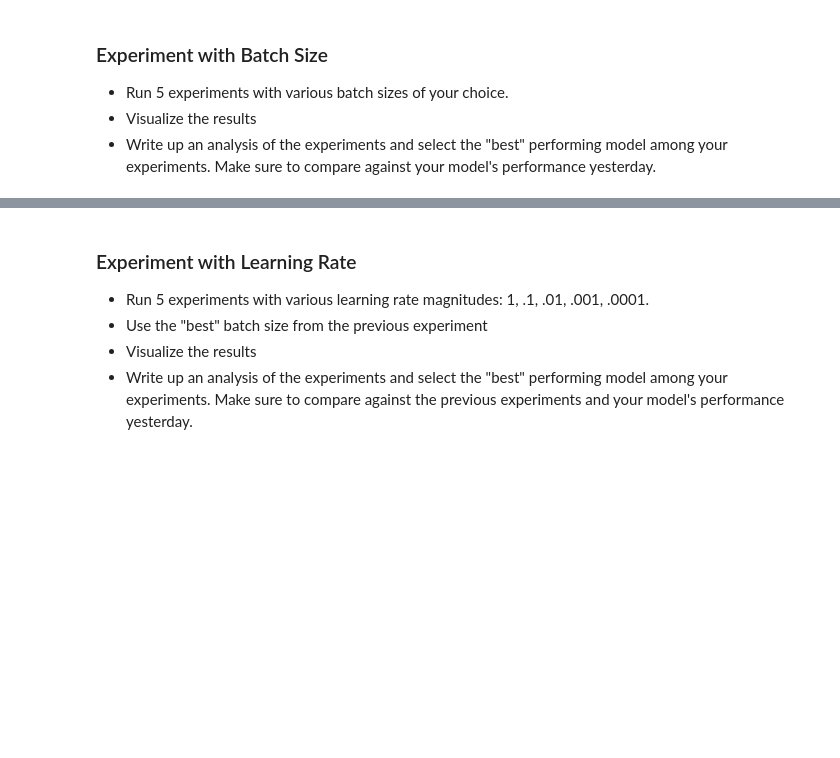
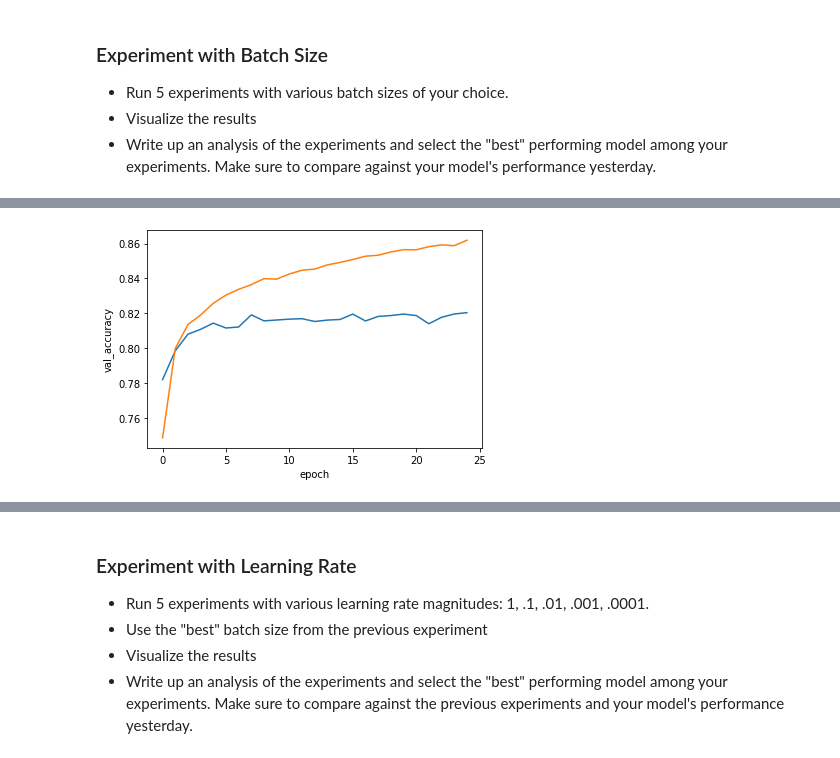
Before and after one commit to rakhmantore/DS-Unit-4-Sprint-2-Neural-Networks, a Jupyter notebook: module2-Train/LS_DS_422_Train_Assignment.ipynb, the cells around one changed output, grey strips where cells are left out. Cells and saved outputs as stored; diff of their text form; code cells hidden in the pictures; blank space fills up the shorter version.

```diff
--- a/module2-Train/LS_DS_422_Train_Assignment.ipynb
+++ b/module2-Train/LS_DS_422_Train_Assignment.ipynb
@@ -78,3 +78,8 @@ def create_model(lr=0.01, opt = 'Adam'):
 * Run 5 experiments with various batch sizes of your choice.
 * Visualize the results
 * Write up an analysis of the experiments and select the "best" performing model among your experiments. Make sure to compare against your model's performance yesterday.
+# %%
+X_train, X_val, y_train, y_val = train_test_split(X_train, y_train, train_size=0.8, test_size=0.2, random_state=42)
+# %%
+model = create_model()
+model.summary()
@@ -80,0 +101,7 @@ def create_model(lr=0.01, opt = 'Adam'):
+# %%
+bt_32 = model.fit(
+  X_train, y_train,
+  epochs=25,
+  batch_size=32,
+  validation_data=(X_test, y_test)
+)
@@ -80,0 +226,11 @@ def create_model(lr=0.01, opt = 'Adam'):
+# %%
+import seaborn as sns
+import pandas as pd
+
+df = pd.DataFrame.from_records(bt_32.history)
+df['epoch'] = [i for i in range(df.shape[0])]
+
+ax = sns.lineplot(x='epoch', y='val_accuracy', data=df)
+ax = sns.lineplot(x='epoch', y='accuracy', data=df);
+# %% [output]
+[figure, added]
```
Also changed, not shown: parts of 13 cells of this notebook.
